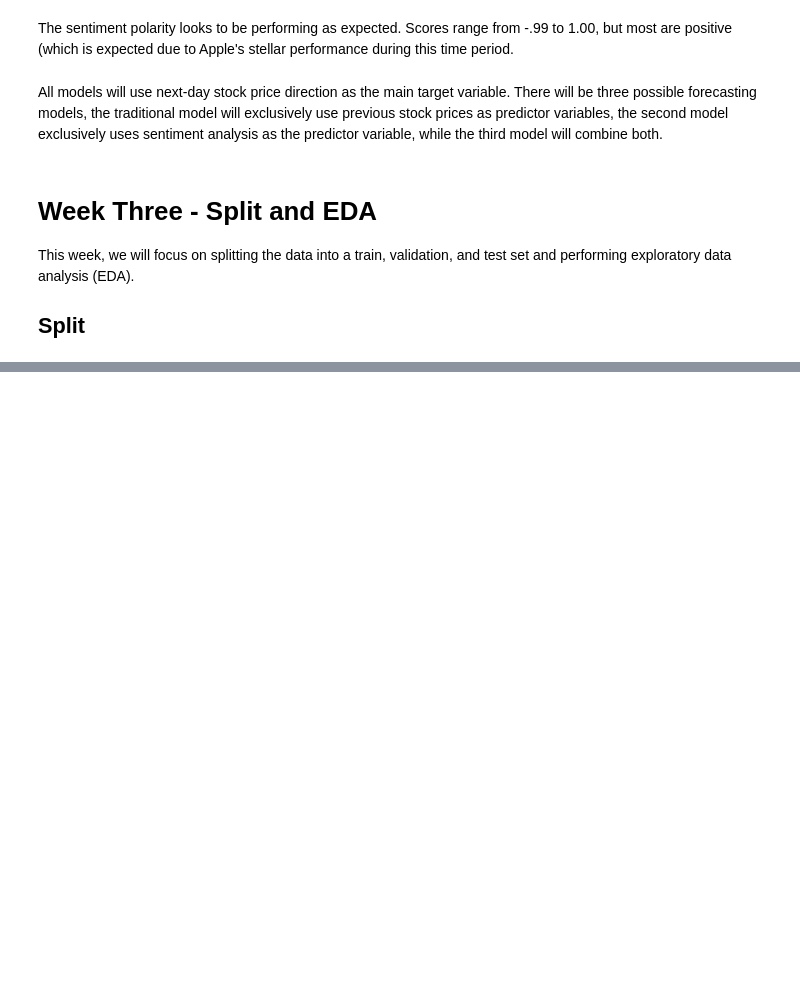
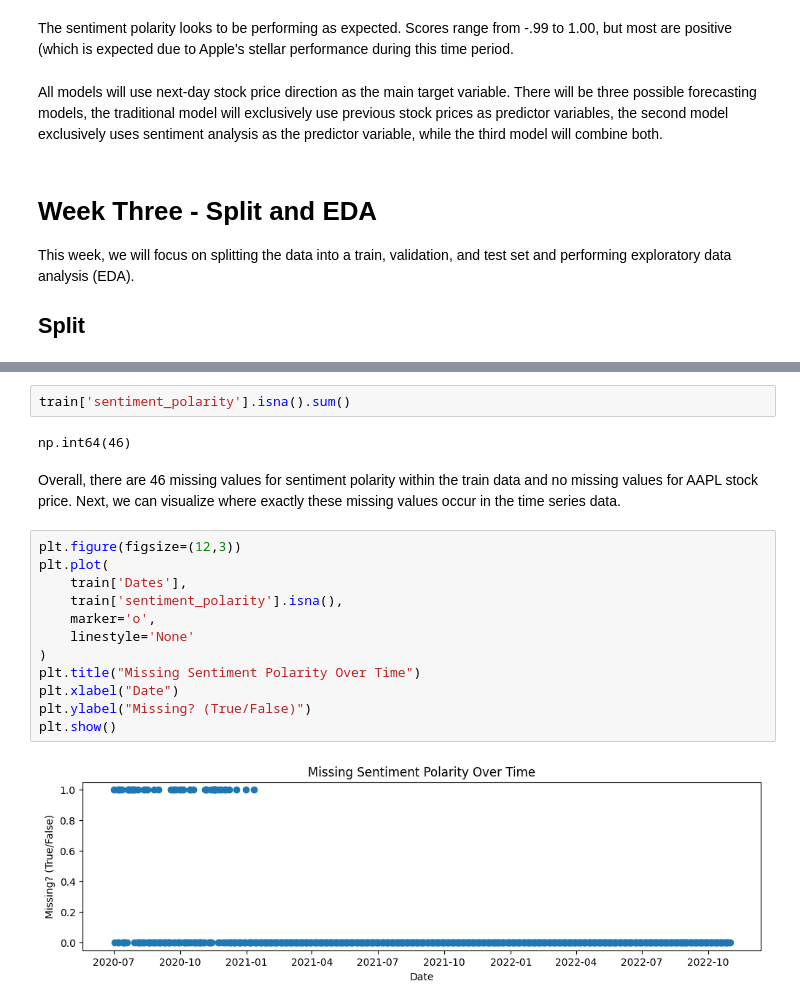
Before and after one commit to yvanlonginjr/market-sentiment-predictor, a Jupyter notebook: notebooks/Week_2_Data_Ingestion.ipynb, the cells around one changed output, grey strips where cells are left out. Saved outputs shown, nothing was run; the diff lists cells and outputs as text; blank space fills up the shorter version.

```diff
--- a/notebooks/Week_2_Data_Ingestion.ipynb
+++ b/notebooks/Week_2_Data_Ingestion.ipynb
@@ -211,0 +243,20 @@ NameError: name 'pd' is not defined
+# %%
+train['sentiment_polarity'].isna().sum()
+# %% [output]
+np.int64(46)
+# %% [markdown]
+Overall, there are 46 missing values for sentiment polarity within the train data and no missing values for AAPL stock price. Next, we can visualize where exactly these missing values occur in the time series data.
+# %%
+plt.figure(figsize=(12,3))
+plt.plot(
+    train['Dates'],
+    train['sentiment_polarity'].isna(),
+    marker='o',
+    linestyle='None'
+)
+plt.title("Missing Sentiment Polarity Over Time")
+plt.xlabel("Date")
+plt.ylabel("Missing? (True/False)")
+plt.show()
+# %% [output]
+[figure, added]
```
Also changed, not shown: parts of 12 cells of this notebook.
